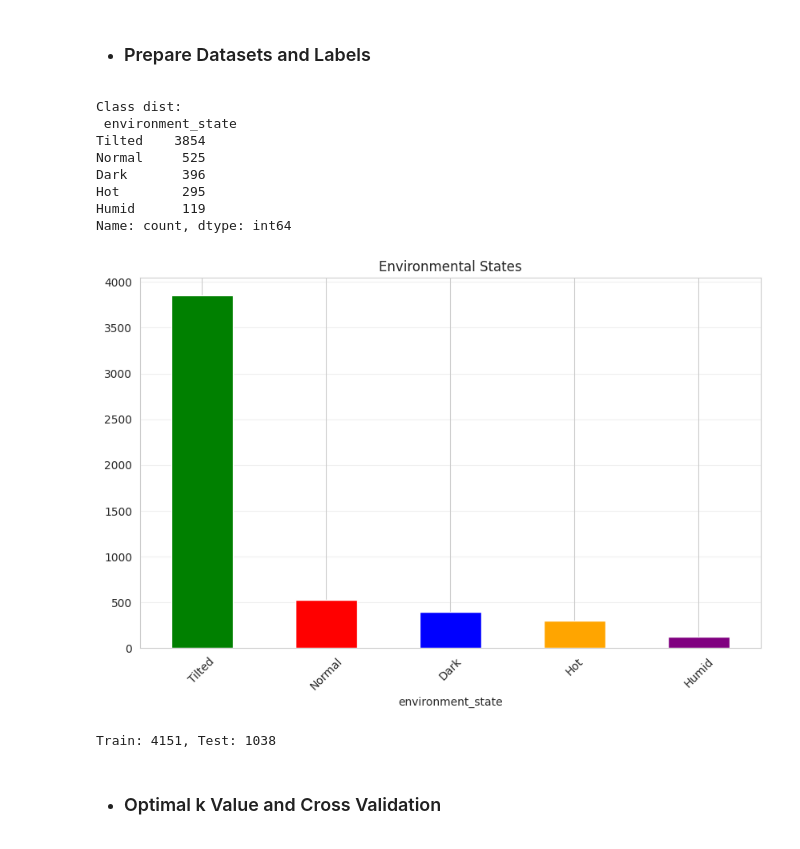
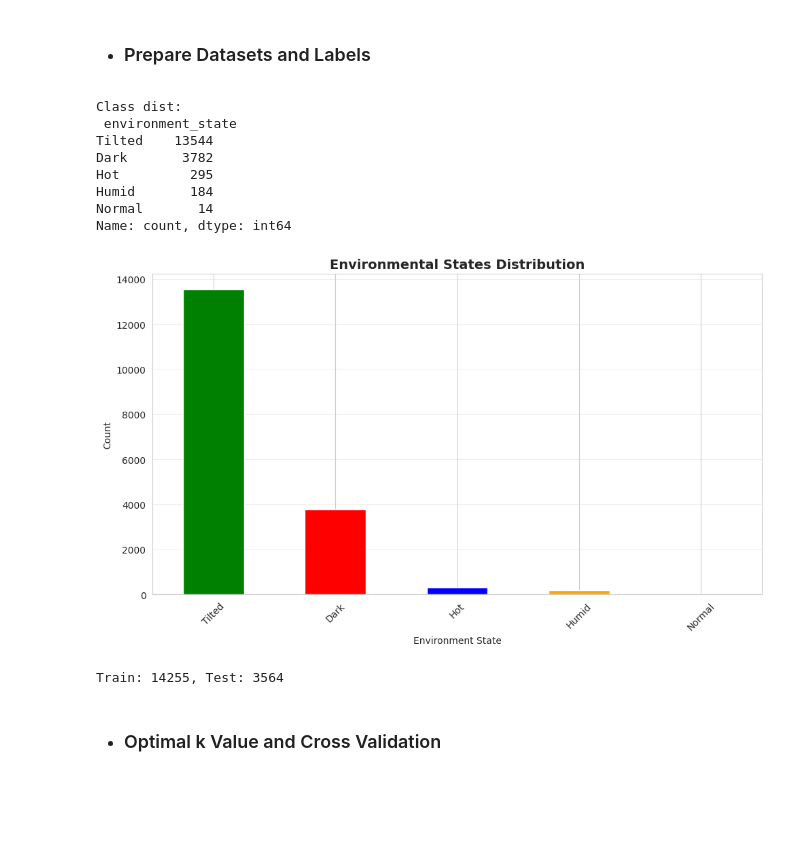
Before and after one commit to EmperorOlashinbo/environment_monitor, a Jupyter notebook: project.ipynb, the cells around one changed output. Drawn from its saved outputs; the diff is of its cells as text; code cells hidden in the pictures; blank space fills up the shorter version.

```diff
--- a/project.ipynb
+++ b/project.ipynb
@@ -103,6 +103,14 @@ if nan_count > 0:
     df_cleaned['light_level'].fillna(median_light, inplace=True)
     print(f"Filled {nan_count} NaNs in 'light_level' with median value: {median_light:.2f}")
 
+df_cleaned['tilt_status'] = pd.to_numeric(df_cleaned['tilt_status'], errors='coerce')
+outliers = (df_cleaned['tilt_status'] > 1).sum()
+median_tilt = df_cleaned['tilt_status'].median()
+if outliers > 0:
+    df_cleaned.loc[df_cleaned['tilt_status'] > 1, 'tilt_status'] = median_tilt
+df_cleaned['tilt_status'] = df_cleaned['tilt_status'].fillna(0).clip(lower=0, upper=1).astype(int)
+print(f"Replaced {outliers} outliers (>1) w/ median {median_tilt}. Post-fix: {df_cleaned['tilt_status'].value_counts().to_dict()}")
+
 # Duplicates
 duplicate_count = df_cleaned.duplicated().sum()
 if duplicate_count > 0:
@@ -110,7 +118,8 @@ if duplicate_count > 0:
     print(f"\nDropped {duplicate_count} duplicate rows.")
 
 # Save cleaned data
-sensor_cols = ['temperature', 'humidity', 'light_level', 'tilt_status']
-# df_cleaned.to_csv('feeds_cleaned.csv', index=False)
+sensor_cols = ['temperature', 'humidity', 'light_level', 'tilt_status']  # Fixed name
+print("\nSensor stats:\n", df_cleaned[sensor_cols].describe())
+df_cleaned.to_csv('feeds_cleaned.csv', index=False)
 # %% [output]
 Non-numeric 'light_level': ['()']
@@ -201,7 +222,7 @@ class IsolationForest:
 # %%
 from sklearn.preprocessing import StandardScaler
 # Prepare data for Isolation Forest
-sensor_features = ['temperature', 'humidity', 'light_level', 'tilt_staus']
+sensor_features = ['temperature', 'humidity', 'light_level', 'tilt_status']
 X_anomaly = df_cleaned[sensor_features].values
 scaler = StandardScaler()
 X_anomaly_scaled = scaler.fit_transform(X_anomaly)
@@ -593,49 +614,53 @@ def create_environmental_labels(df):
             labels.append('Humid')
         elif row['light_level'] < 5:
             labels.append('Dark')
-        elif row['tilt_staus'] == 1:
+        elif row['tilt_status'] == 1:
             labels.append('Tilted')
         else:
             labels.append('Normal')
     return np.array(labels)
+
 
 
 df_class = df_cleaned.copy()
 df_class['environment_state'] = create_environmental_labels(df_class)
 class_counts = df_class['environment_state'].value_counts()
 print("Class dist:\n", class_counts)
 
 plt.figure(figsize=(10, 6))
 class_counts.plot(kind='bar', color=['green', 'red', 'blue', 'orange', 'purple'])
-plt.title('Environmental States')
+plt.title('Environmental States Distribution', fontsize=14, fontweight='bold')
+plt.xlabel('Environment State')
+plt.ylabel('Count')
 plt.xticks(rotation=45)
 plt.grid(True, alpha=0.3, axis='y')
+plt.tight_layout()
 plt.show()
 
-feature_cols_knn = ['temperature', 'humidity', 'light_level', 'tilt_staus']
+feature_cols_knn = ['temperature', 'humidity', 'light_level', 'tilt_status']
 X_class = df_class[feature_cols_knn].values
 y_class = df_class['environment_state'].values
 
 train_size = int(0.8 * len(X_class))
 X_train_knn, y_train_knn = X_class[:train_size], y_class[:train_size]
 X_test_knn, y_test_knn = X_class[train_size:], y_class[train_size:]
 
 scaler_knn = StandardScaler()
 X_train_knn_scaled = scaler_knn.fit_transform(X_train_knn)
 X_test_knn_scaled = scaler_knn.transform(X_test_knn)
 
 print(f"Train: {len(X_train_knn)}, Test: {len(X_test_knn)}")
 # %% [output]
 Class dist:
  environment_state
-Tilted    3854
-Normal     525
-Dark       396
-Hot        295
-Humid      119
+Tilted    13544
+Dark       3782
+Hot         295
+Humid       184
+Normal       14
 Name: count, dtype: int64
-[figure, old version]
+[figure, new version]
-Train: 4151, Test: 1038
+Train: 14255, Test: 3564
 # %% [markdown]
 - ### Optimal k Value and Cross Validation
 # %%
```
Also changed, not shown: parts of 11 cells of this notebook, 6 other files.
